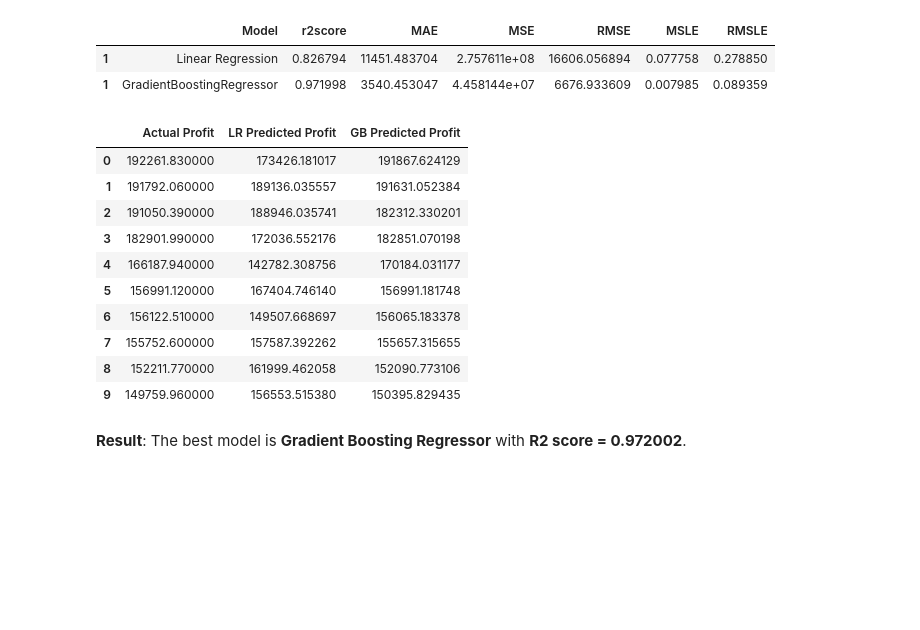
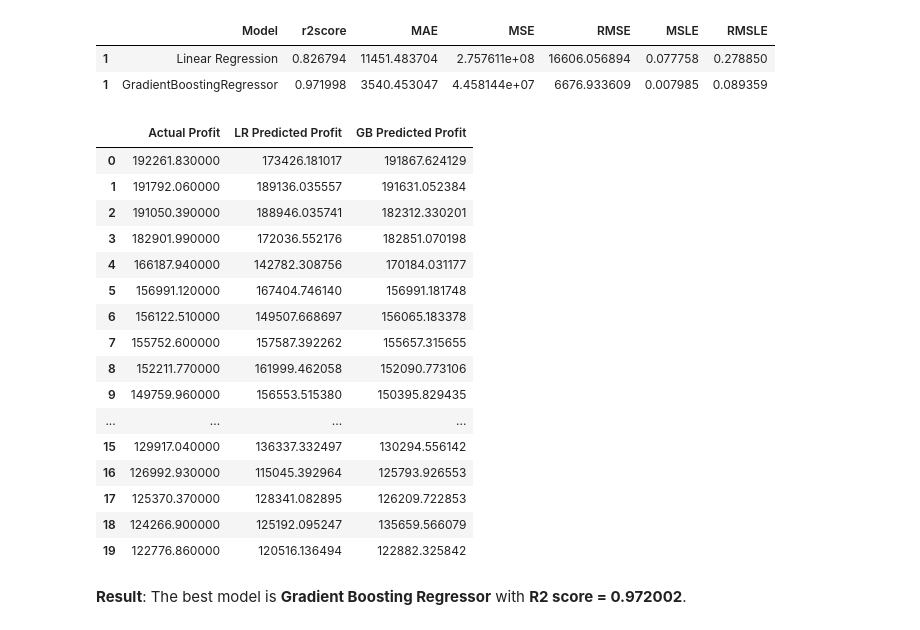
Before and after one commit to Artemjzhukov/ML_Projects_Courses, a Jupyter notebook: ML-101/50 startups (Regression)/50 startips Regression (and GB).ipynb, the cells around one changed output. Saved outputs shown, nothing was run; the diff lists cells and outputs as text; code cells hidden in the pictures; blank space fills up the shorter version.

```diff
--- a/ML-101/50 startups (Regression)/50 startips Regression (and GB).ipynb
+++ b/ML-101/50 startups (Regression)/50 startips Regression (and GB).ipynb
@@ -559,19 +559,25 @@ TrainingResult
 # %%
 # comparison between Actual 'Profit' from Train dataset abd Predicted 'Profit' from Test dataset
 actualvspredicted = pd.DataFrame({"Actual Profit":y,"LR Predicted Profit":LR_pred1, "GB Predicted Profit":GB_pred1})
-actualvspredicted.head(10).style.background_gradient(cmap='Blues')
+actualvspredicted.head(20).style.background_gradient(cmap='Blues')
 # %% [output]
 |  | Actual Profit | LR Predicted Profit | GB Predicted Profit |
 | 0 | 192261.830000 | 173426.181017 | 191867.624129 |
 | 1 | 191792.060000 | 189136.035557 | 191631.052384 |
 | 2 | 191050.390000 | 188946.035741 | 182312.330201 |
 | 3 | 182901.990000 | 172036.552176 | 182851.070198 |
 | 4 | 166187.940000 | 142782.308756 | 170184.031177 |
 | 5 | 156991.120000 | 167404.746140 | 156991.181748 |
 | 6 | 156122.510000 | 149507.668697 | 156065.183378 |
 | 7 | 155752.600000 | 157587.392262 | 155657.315655 |
 | 8 | 152211.770000 | 161999.462058 | 152090.773106 |
 | 9 | 149759.960000 | 156553.515380 | 150395.829435 |
+| ... | ... | ... | ... |
+| 15 | 129917.040000 | 136337.332497 | 130294.556142 |
+| 16 | 126992.930000 | 115045.392964 | 125793.926553 |
+| 17 | 125370.370000 | 128341.082895 | 126209.722853 |
+| 18 | 124266.900000 | 125192.095247 | 135659.566079 |
+| 19 | 122776.860000 | 120516.136494 | 122882.325842 |
 # %% [markdown]
 **Result**: The best model is **Gradient Boosting Regressor** with **R2 score = 0.972002**.
 # %% [markdown]
```
Also changed, not shown: parts of 3 cells of this notebook, 1 other file.
